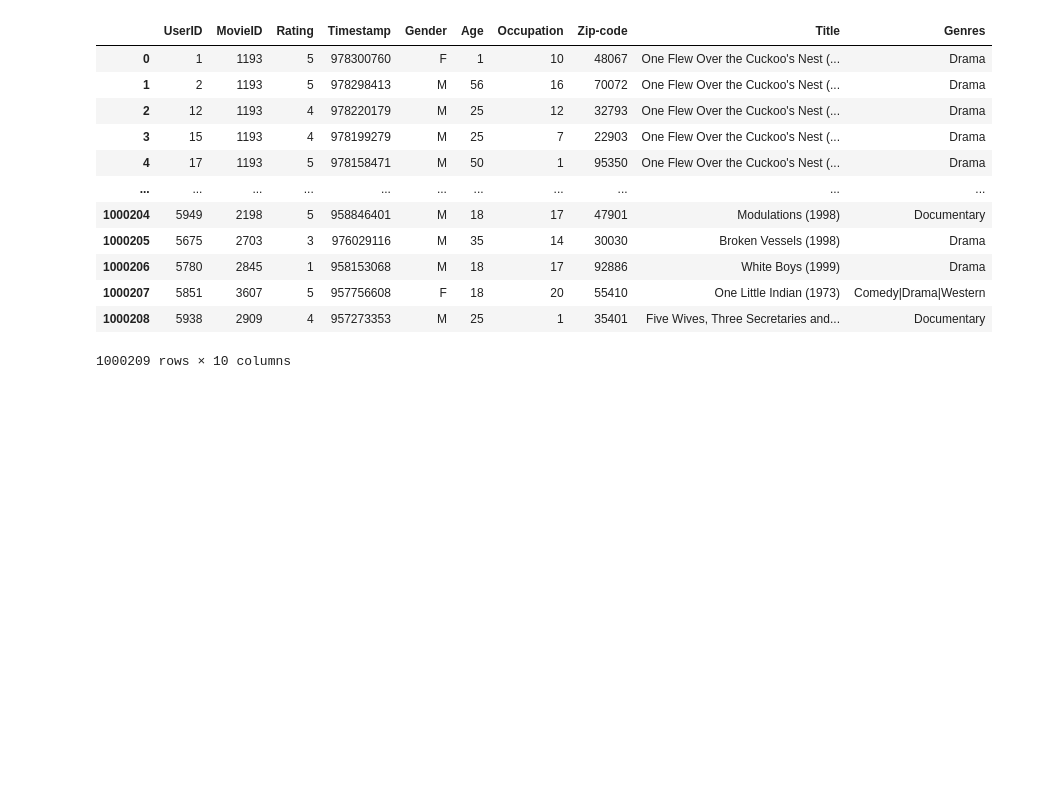
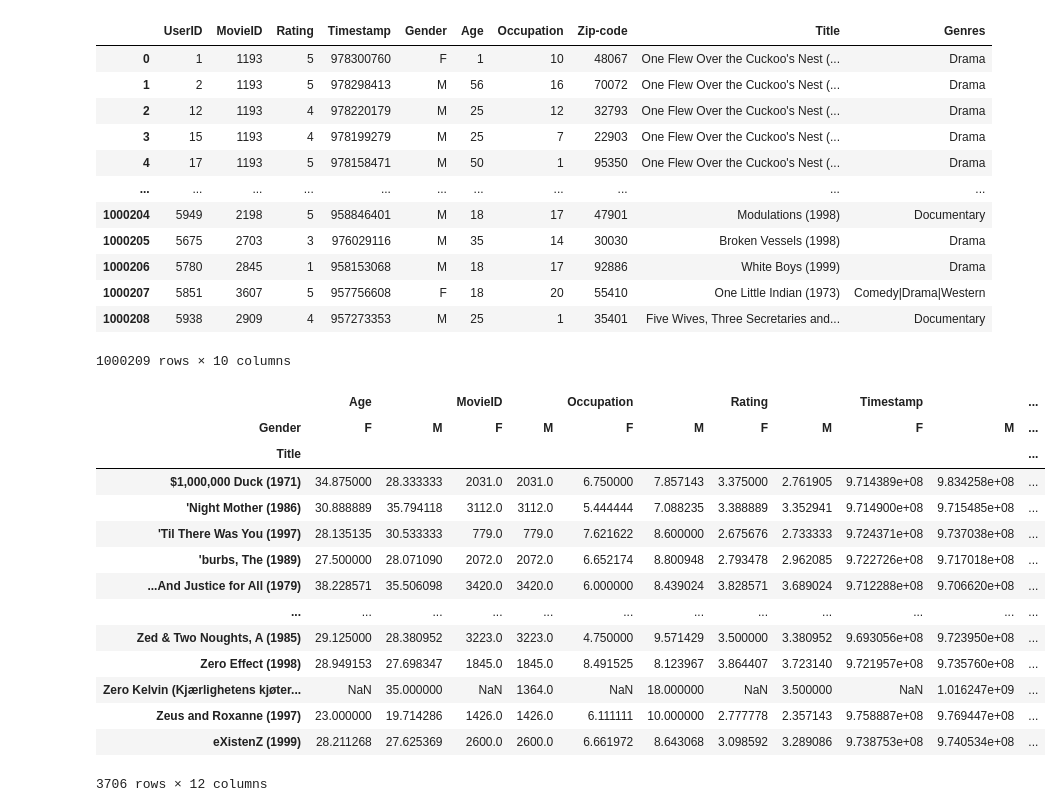
Before and after one commit to kiptoorono/movie-data-analysis, a Jupyter notebook: Analysis.ipynb, the cells around one changed output. Saved outputs shown, nothing was run; the diff lists cells and outputs as text; code cells hidden in the pictures; blank space fills up the shorter version.

Commit message:
mean movie rating added

```diff
--- a/Analysis.ipynb
+++ b/Analysis.ipynb
@@ -63,4 +63,21 @@ data
 1000209 rows × 10 columns
 # %%
 # Mean movie rating grouped by gender
-data = pd.pivot_table(ratings, index='title', columns='gender', values='rating', aggfunc='mean')
+mean_rating= pd.pivot_table(data, index='Title', columns='Gender', aggfunc='mean')
+mean_rating
+# %% [output]
+|  | Age |  | MovieID |  | Occupation |  | Rating |  | Timestamp |  | ... |
+| Gender | F | M | F | M | F | M | F | M | F | M | ... |
+| Title |  |  |  |  |  |  |  |  |  |  | ... |
+| $1,000,000 Duck (1971) | 34.875000 | 28.333333 | 2031.0 | 2031.0 | 6.750000 | 7.857143 | 3.375000 | 2.761905 | 9.714389e+08 | 9.834258e+08 | ... |
+| 'Night Mother (1986) | 30.888889 | 35.794118 | 3112.0 | 3112.0 | 5.444444 | 7.088235 | 3.388889 | 3.352941 | 9.714900e+08 | 9.715485e+08 | ... |
+| 'Til There Was You (1997) | 28.135135 | 30.533333 | 779.0 | 779.0 | 7.621622 | 8.600000 | 2.675676 | 2.733333 | 9.724371e+08 | 9.737038e+08 | ... |
+| 'burbs, The (1989) | 27.500000 | 28.071090 | 2072.0 | 2072.0 | 6.652174 | 8.800948 | 2.793478 | 2.962085 | 9.722726e+08 | 9.717018e+08 | ... |
+| ...And Justice for All (1979) | 38.228571 | 35.506098 | 3420.0 | 3420.0 | 6.000000 | 8.439024 | 3.828571 | 3.689024 | 9.712288e+08 | 9.706620e+08 | ... |
+| ... | ... | ... | ... | ... | ... | ... | ... | ... | ... | ... | ... |
+| Zed & Two Noughts, A (1985) | 29.125000 | 28.380952 | 3223.0 | 3223.0 | 4.750000 | 9.571429 | 3.500000 | 3.380952 | 9.693056e+08 | 9.723950e+08 | ... |
+| Zero Effect (1998) | 28.949153 | 27.698347 | 1845.0 | 1845.0 | 8.491525 | 8.123967 | 3.864407 | 3.723140 | 9.721957e+08 | 9.735760e+08 | ... |
+| Zero Kelvin (Kjærlighetens kjøter... | NaN | 35.000000 | NaN | 1364.0 | NaN | 18.000000 | NaN | 3.500000 | NaN | 1.016247e+09 | ... |
+| Zeus and Roxanne (1997) | 23.000000 | 19.714286 | 1426.0 | 1426.0 | 6.111111 | 10.000000 | 2.777778 | 2.357143 | 9.758887e+08 | 9.769447e+08 | ... |
+| eXistenZ (1999) | 28.211268 | 27.625369 | 2600.0 | 2600.0 | 6.661972 | 8.643068 | 3.098592 | 3.289086 | 9.738753e+08 | 9.740534e+08 | ... |
+3706 rows × 12 columns
```
Also changed, not shown: parts of 3 cells of this notebook.
